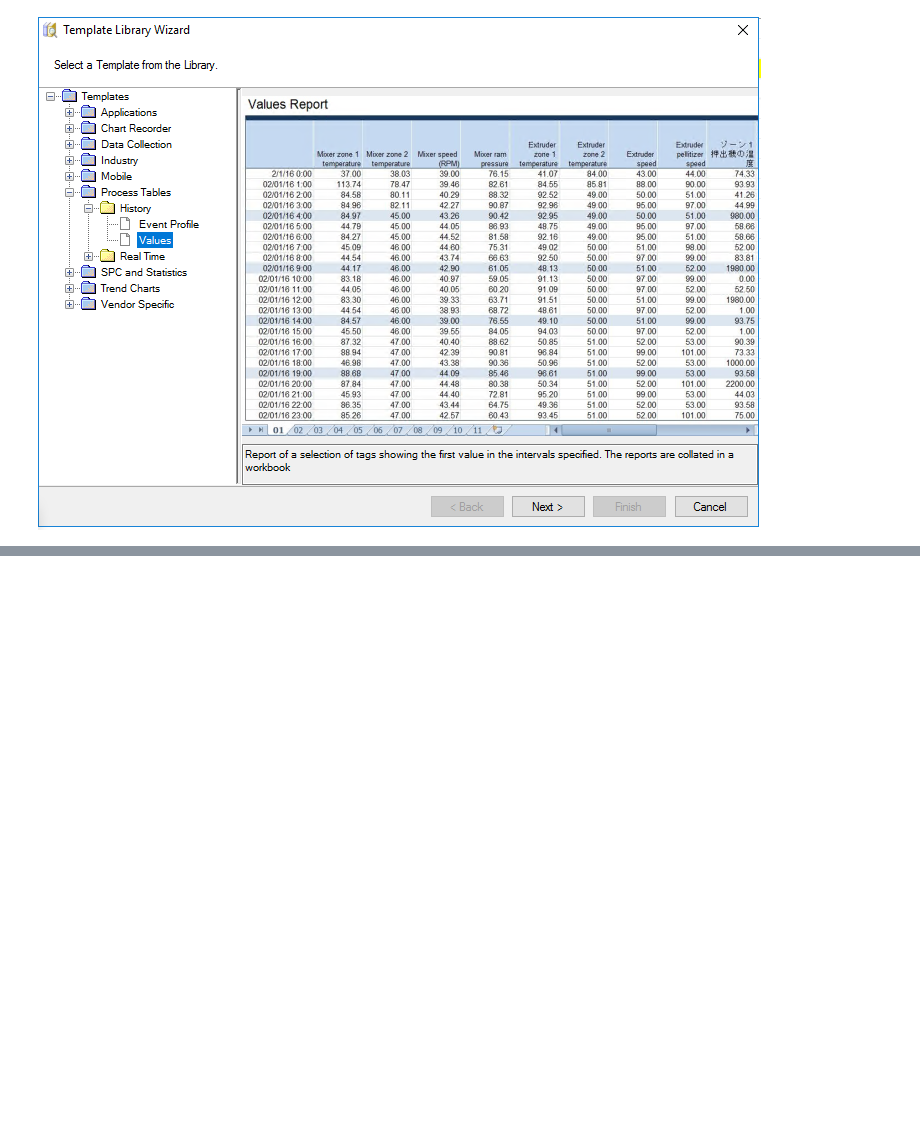
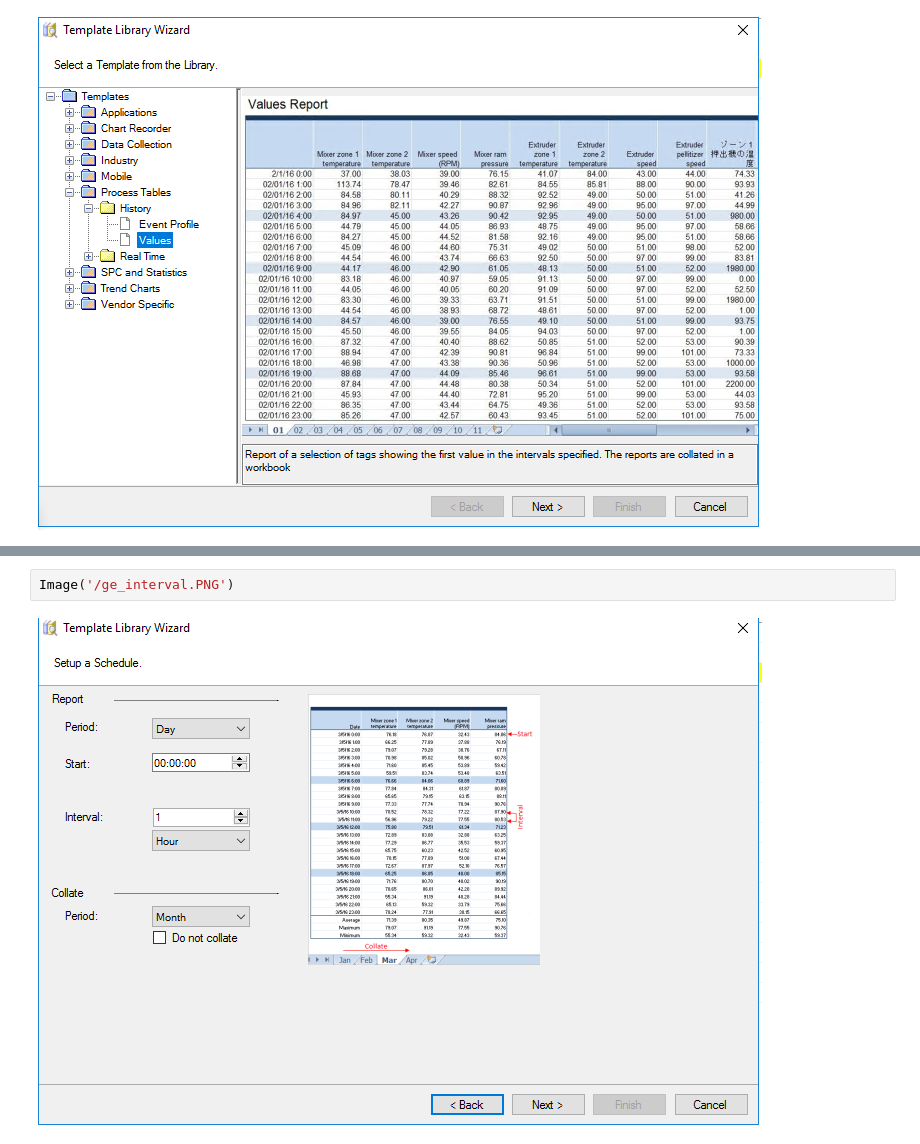
Before and after one commit to GabeMaldonado/JupyterNotebooks, a Jupyter notebook: XLRep.ipynb, the cells around one changed output, grey strips where cells are left out. Saved outputs shown, nothing was run; the diff lists cells and outputs as text; blank space fills up the shorter version.

```diff
--- a/XLRep.ipynb
+++ b/XLRep.ipynb
@@ -31,0 +40,4 @@ Image('/templates.PNG')
+# %%
+Image('/ge_interval.PNG')
+# %% [output]
+[figure, added]
```
Also changed, not shown: parts of 3 cells of this notebook.
